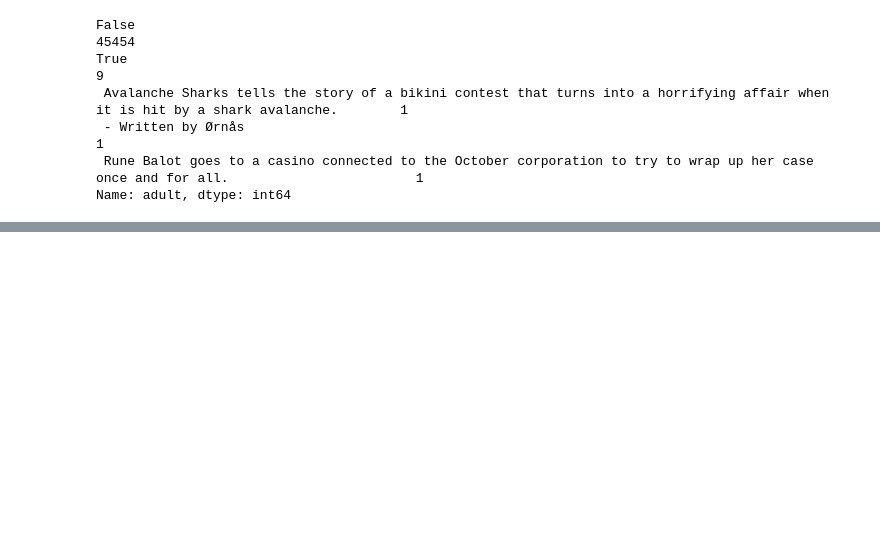
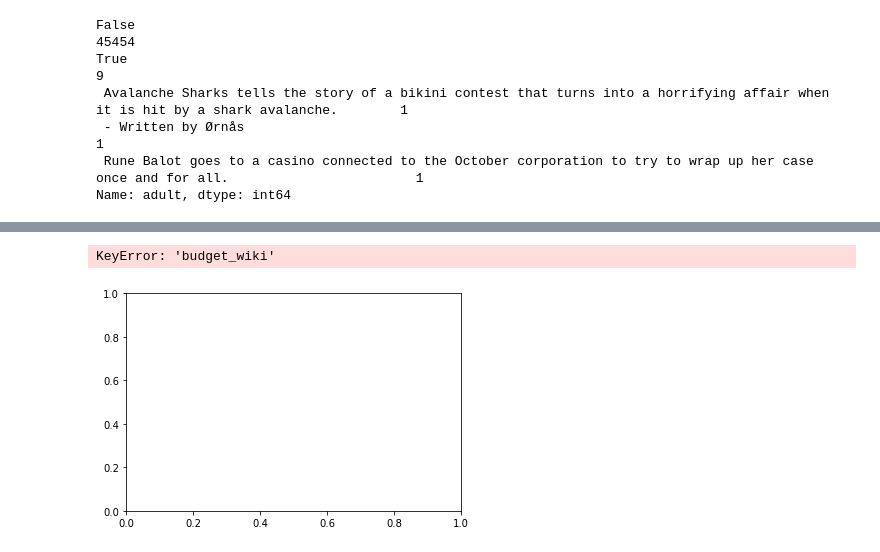
Before and after one commit to olesyapro888/Movies_ETL_pipeline_Python_Regular_expressions_SQL, a Jupyter notebook: Extract Movies.ipynb, the cells around one changed output, grey strips where cells are left out. Cells and saved outputs as stored; diff of their text form; code cells hidden in the pictures; blank space fills up the shorter version.

```diff
--- a/Extract Movies.ipynb
+++ b/Extract Movies.ipynb
@@ -883,0 +978,6 @@ Name: rating, dtype: float64
+# %%
+# Inspect by comparing
+movies_df.fillna(0).plot(x='budget_wiki',y='budget_kaggle', kind='scatter')
+# %% [output]
+KeyError: 'budget_wiki'
+[figure, added]
```
Also changed, not shown: parts of 44 cells of this notebook.
